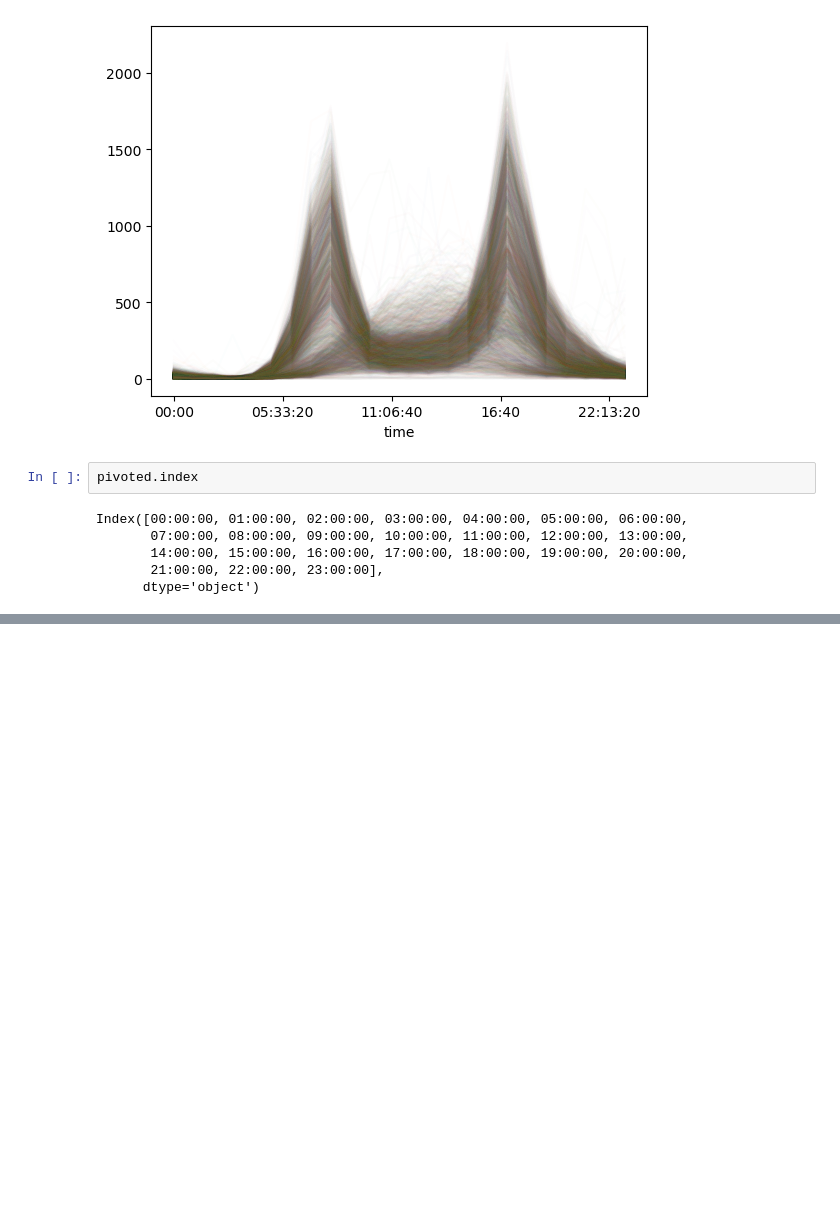
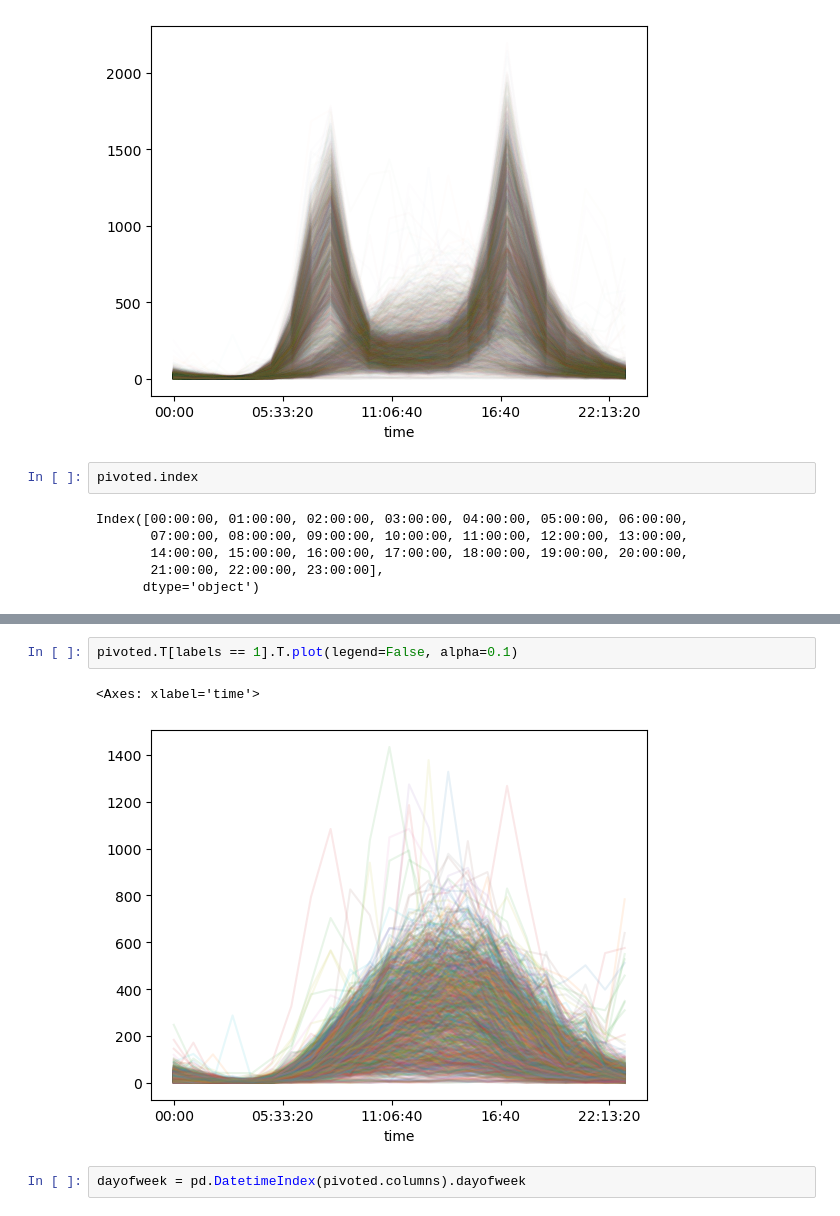
Before and after one commit to alishanstyles/Projects, a Jupyter notebook: Documents/coding-temple/Fremont Bridge Bicylce Counter/startercode.ipynb, the cells around one changed output, grey strips where cells are left out. Saved outputs shown, nothing was run; the diff lists cells and outputs as text; blank space fills up the shorter version.

```diff
--- a/Documents/coding-temple/Fremont Bridge Bicylce Counter/startercode.ipynb
+++ b/Documents/coding-temple/Fremont Bridge Bicylce Counter/startercode.ipynb
@@ -119,0 +157,7 @@ Index([00:00:00, 01:00:00, 02:00:00, 03:00:00, 04:00:00, 05:00:00, 06:00:00,
+# %%
+pivoted.T[labels == 1].T.plot(legend=False, alpha=0.1)
+# %% [output]
+<Axes: xlabel='time'>
+[figure, added]
+# %%
+dayofweek = pd.DatetimeIndex(pivoted.columns).dayofweek
```
Also changed, not shown: parts of 9 cells of this notebook.
